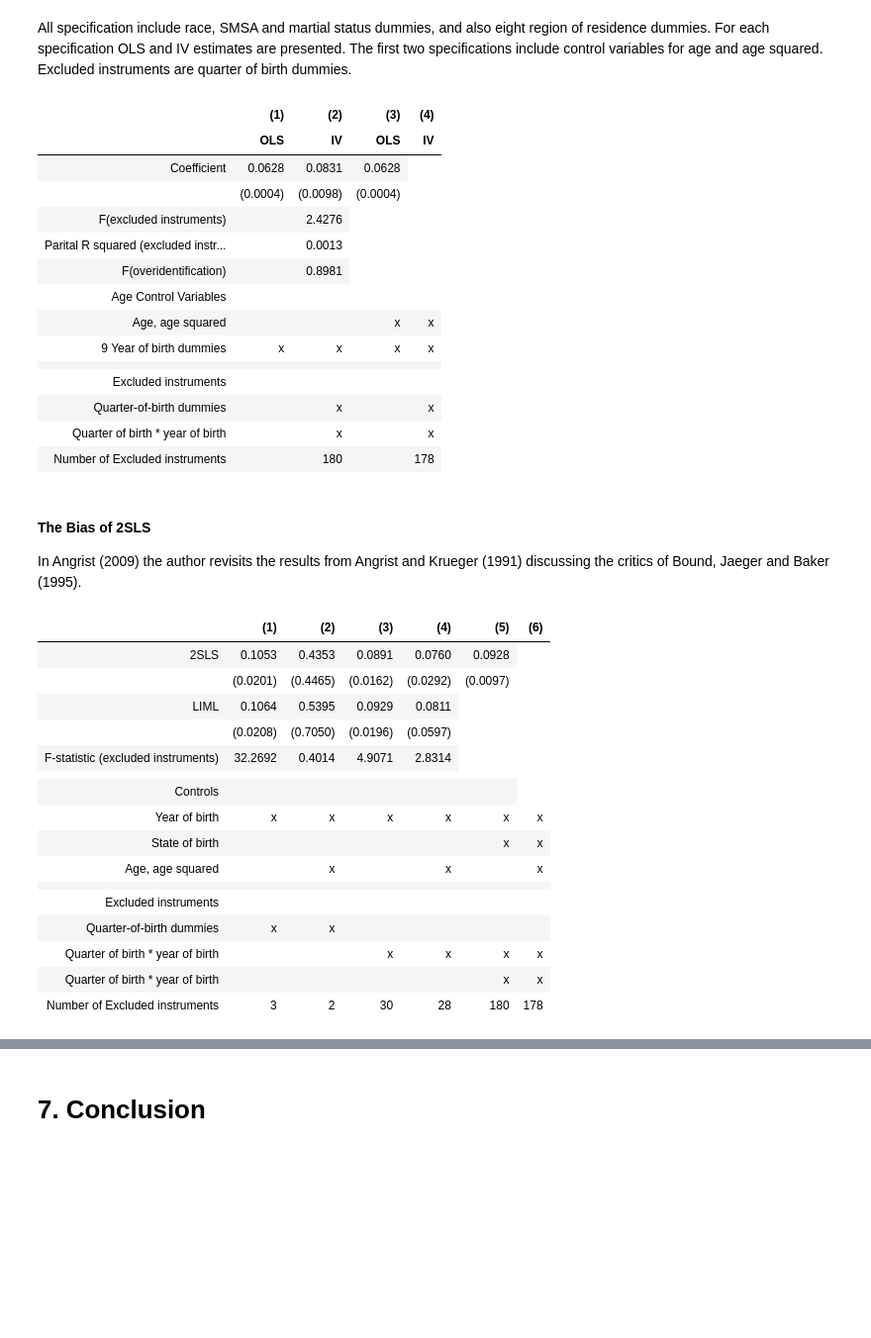
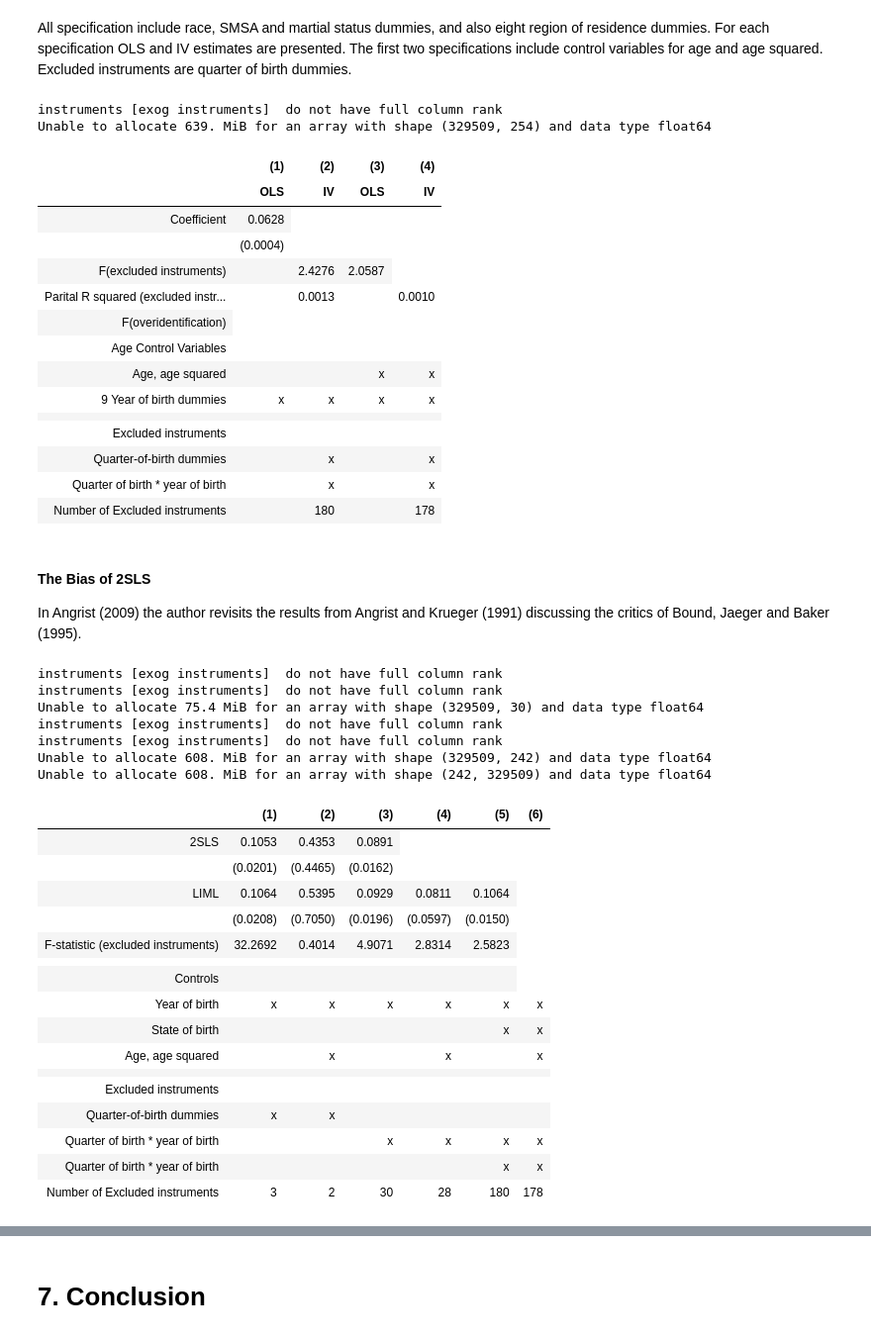
Before and after one commit to peisenha/microeconometrics-course-project-felix0496, a Jupyter notebook: Replication.ipynb, the cells around one changed output, grey strips where cells are left out. Shown: that part at 99% size. Saved outputs shown, nothing was run; the diff lists cells and outputs as text; code cells hidden in the pictures; blank space fills up the shorter version.

```diff
--- a/Replication.ipynb
+++ b/Replication.ipynb
@@ -400,0 +251,8 @@ The TSLS estimates for return of education for black men are smaller than for th
+# %%
+df = dhlp.get_df_census80()
+df = dhlp.add_quarter_of_birth_dummies(df)
+df = df.loc[(df['YOB'] >= 30) & (df['YOB'] <= 39)]
+
+df_rslt = rgr.get_results_table_wald_estimates(df)
+
+HTML(tbl.create_table_wald_estimates('Panel B: Wald Estimates for 1980 Census - Men Born 1930-1939', df_rslt))
@@ -448,7 +465,7 @@ vif.round(1)
 
 Bound et. al (1995) present that a weak correlation between instruments and the endogenous variable can lead to inconsistency problems. Because given a week correlation also small correlations between instruments and error can cause a larger incosistency in instrumental variable estimates than in OLS estimates.
 # %%
-df = dhlp.get_df_census80_extract()
+df = dhlp.get_df_census80()
 df = df.loc[(df['YOB'] >= 30) & (df['YOB'] <= 39)]
 df = dhlp.add_quarter_of_birth_dummies(df)
 rslt = smf.ols(formula = 'EDUC ~ ' + ' + '.join(rgr.get_quarter_of_birth_dummy_names()), data = df).fit()
@@ -523,7 +540,7 @@ df[dhlp.get_quarter_of_birth_dummy_names() + ['RACE']].corr()
 
 Bound et. al state that the results of Angrist and Krueger could include a finite-sample bias in spite of the huge sample size, because of the weak correlation between education and quarter of birth. They reproduce the estimations while adding F-statistics for the joint statistical significance of the excluded instruments and the partial $R^{2}$ for the excluded instruments. Also, Basmann's (1960) F test for overidentification is added.
 # %%
-df = dhlp.get_df_census80_extract()
+df = dhlp.get_df_census80()
 df = df.loc[(df['YOB'] >= 30) & (df['YOB'] <= 39)]
 
 df = dhlp.prepare_census_data(df, qob_x_yob = True)
@@ -553,7 +572,7 @@ HTML(tbl.create_weak_instruments_table_1(results, f_test, r_squared))
 # %% [markdown]
 All specification include race, SMSA and martial status dummies, and also eight region of residence dummies. For each specification OLS and IV estimates are presented. The first two specifications include control variables for age and age squared. Excluded instruments are quarter of birth dummies.
 # %%
-df = dhlp.get_df_census80_extract()
+df = dhlp.get_df_census80()
 df = df.loc[(df['YOB'] >= 30) & (df['YOB'] <= 39)]
 
 state_list = dhlp.get_state_list(df)
@@ -567,13 +586,15 @@ r_squared = rgr.partial_r_squared_excluded_instruments(df, model)
 
 HTML(tbl.create_weak_instruments_table_2(results, f_test, r_squared))
 # %% [output]
+instruments [exog instruments]  do not have full column rank
+Unable to allocate 639. MiB for an array with shape (329509, 254) and data type float64
 |  | (1) | (2) | (3) | (4) |
 |  | OLS | IV | OLS | IV |
-| Coefficient | 0.0628 | 0.0831 | 0.0628 |
-|  | (0.0004) | (0.0098) | (0.0004) |
-| F(excluded instruments) |  | 2.4276 |
-| Parital R squared (excluded instr... |  | 0.0013 |  |
-| F(overidentification) |  | 0.8981 |
+| Coefficient | 0.0628 |
+|  | (0.0004) |
+| F(excluded instruments) |  | 2.4276 | 2.0587 |
+| Parital R squared (excluded instr... |  | 0.0013 |  | 0.0010 |
+| F(overidentification) |
 | Age Control Variables |  |  |  |  |
 | Age, age squared |  |  | x | x |
 | 9 Year of birth dummies | x | x | x | x |
@@ -587,25 +608,32 @@ HTML(tbl.create_weak_instruments_table_2(results, f_test, r_squared))
 
 In Angrist (2009) the author revisits the results from Angrist and Krueger (1991) discussing the critics of Bound, Jaeger and Baker (1995).
 # %%
-df = dhlp.get_df_census80_extract()
+df = dhlp.get_df_census80()
 df = df.loc[(df['YOB'] >= 30) & (df['YOB'] <= 39)]
 state_list = dhlp.get_state_list(df)
 
 df = dhlp.prepare_census_data(df, qob_x_yob = True, qob_x_state = state_list)
 model = rgr.get_model_mstly_hrmlss_ecnmtrcs_table_4_6_2(state_list)
 
 tsls = rgr.run_model_iv2sls(df, model)
 liml = rgr.run_model_ivliml(df, model)
 f_test = rgr.f_test_excluded_instruments(df, model)
 
 HTML(tbl.create_table_mstly_hrmlss_ecnmtrcs_4_6_2(tsls, liml, f_test))
 # %% [output]
+instruments [exog instruments]  do not have full column rank
+instruments [exog instruments]  do not have full column rank
+Unable to allocate 75.4 MiB for an array with shape (329509, 30) and data type float64
+instruments [exog instruments]  do not have full column rank
+instruments [exog instruments]  do not have full column rank
+Unable to allocate 608. MiB for an array with shape (329509, 242) and data type float64
+Unable to allocate 608. MiB for an array with shape (242, 329509) and data type float64
 |  | (1) | (2) | (3) | (4) | (5) | (6) |
-| 2SLS | 0.1053 | 0.4353 | 0.0891 | 0.0760 | 0.0928 |
-|  | (0.0201) | (0.4465) | (0.0162) | (0.0292) | (0.0097) |
-| LIML | 0.1064 | 0.5395 | 0.0929 | 0.0811 |
-|  | (0.0208) | (0.7050) | (0.0196) | (0.0597) |
-| F-statistic (excluded instruments) | 32.2692 | 0.4014 | 4.9071 | 2.8314 |
+| 2SLS | 0.1053 | 0.4353 | 0.0891 |
+|  | (0.0201) | (0.4465) | (0.0162) |
+| LIML | 0.1064 | 0.5395 | 0.0929 | 0.0811 | 0.1064 |
+|  | (0.0208) | (0.7050) | (0.0196) | (0.0597) | (0.0150) |
+| F-statistic (excluded instruments) | 32.2692 | 0.4014 | 4.9071 | 2.8314 | 2.5823 |
 |  |  |  |  |  |  |  |
 | Controls |  |  |  |  |  |
 | Year of birth | x | x | x | x | x | x |
```
Also changed, not shown: parts of 82 cells of this notebook, 4 other files.
